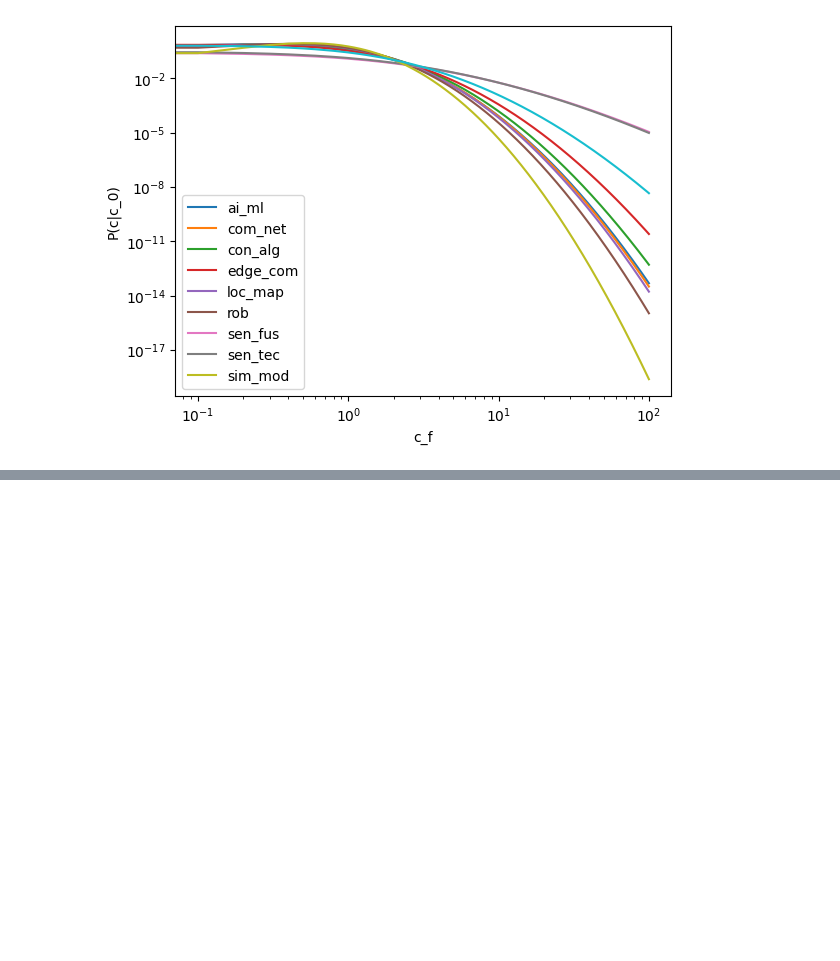
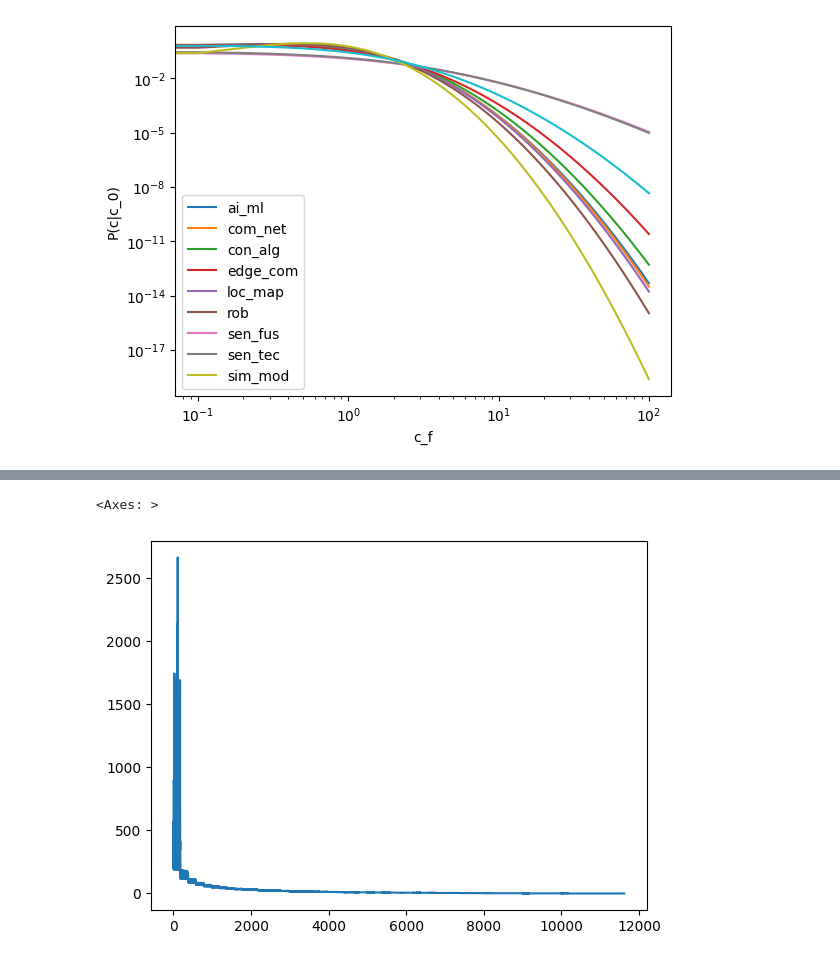
Before and after one commit to iRRe33-smk/exjobb, a Jupyter notebook: citation_analysis/citation_analysis.ipynb, the cells around one changed output, grey strips where cells are left out. Cells and saved outputs as stored; diff of their text form; code cells hidden in the pictures; blank space fills up the shorter version.

```diff
--- a/citation_analysis/citation_analysis.ipynb
+++ b/citation_analysis/citation_analysis.ipynb
@@ -144,0 +176,5 @@ plot_dist(dataSets)
+# %%
+sen_fus["Cited by"].plot()
+# %% [output]
+<Axes: >
+[figure, added]
```
Also changed, not shown: parts of 4 cells of this notebook, 2 other files.
